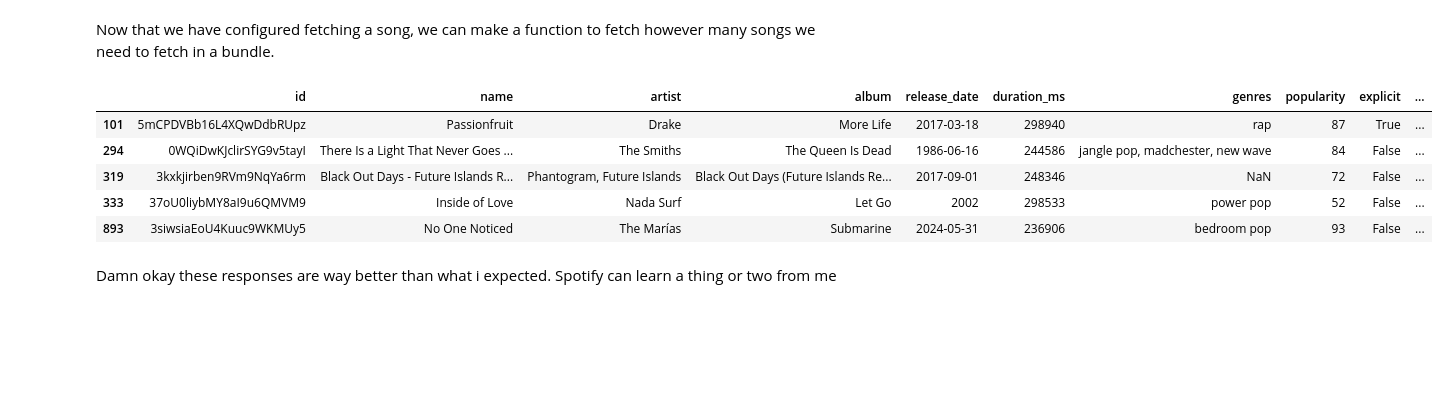
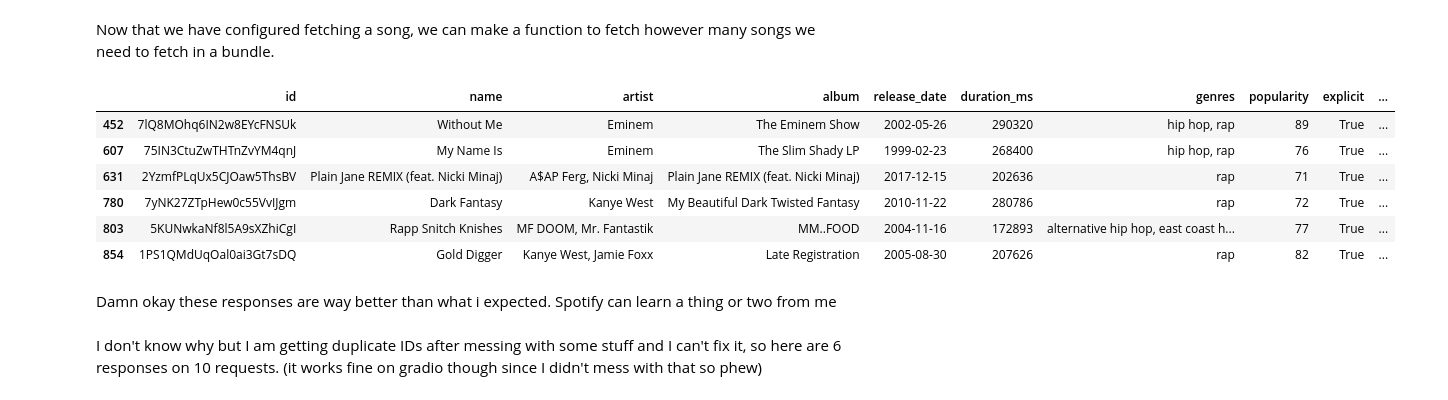
Before and after one commit to molarmuaz/vibeq, a Jupyter notebook: vector-search.ipynb, the cells around one changed output. Saved outputs shown, nothing was run; the diff lists cells and outputs as text; code cells hidden in the pictures; blank space fills up the shorter version.

```diff
--- a/vector-search.ipynb
+++ b/vector-search.ipynb
@@ -77,13 +76,16 @@ def fetch_songs(query: str, size: int=10) -> pd.DataFrame:
         result+= [response[i].page_content.split()[0].strip('"')]
     return songs[songs["id"].isin(result)]
 # %%
-fetch_songs("mellow songs for a late night drive", 5)
+fetch_songs("classic funny rap songs", 10)
 # %% [output]
 |  | id | name | artist | album | release_date | duration_ms | genres | popularity | explicit | ... |
-| 101 | 5mCPDVBb16L4XQwDdbRUpz | Passionfruit | Drake | More Life | 2017-03-18 | 298940 | rap | 87 | True | ... |
-| 294 | 0WQiDwKJclirSYG9v5tayI | There Is a Light That Never Goes ... | The Smiths | The Queen Is Dead | 1986-06-16 | 244586 | jangle pop, madchester, new wave | 84 | False | ... |
-| 319 | 3kxkjirben9RVm9NqYa6rm | Black Out Days - Future Islands R... | Phantogram, Future Islands | Black Out Days (Future Islands Re... | 2017-09-01 | 248346 | NaN | 72 | False | ... |
-| 333 | 37oU0liybMY8aI9u6QMVM9 | Inside of Love | Nada Surf | Let Go | 2002 | 298533 | power pop | 52 | False | ... |
-| 893 | 3siwsiaEoU4Kuuc9WKMUy5 | No One Noticed | The Marías | Submarine | 2024-05-31 | 236906 | bedroom pop | 93 | False | ... |
+| 452 | 7lQ8MOhq6IN2w8EYcFNSUk | Without Me | Eminem | The Eminem Show | 2002-05-26 | 290320 | hip hop, rap | 89 | True | ... |
+| 607 | 75IN3CtuZwTHTnZvYM4qnJ | My Name Is | Eminem | The Slim Shady LP | 1999-02-23 | 268400 | hip hop, rap | 76 | True | ... |
+| 631 | 2YzmfPLqUx5CJOaw5ThsBV | Plain Jane REMIX (feat. Nicki Minaj) | A$AP Ferg, Nicki Minaj | Plain Jane REMIX (feat. Nicki Minaj) | 2017-12-15 | 202636 | rap | 71 | True | ... |
+| 780 | 7yNK27ZTpHew0c55VvIJgm | Dark Fantasy | Kanye West | My Beautiful Dark Twisted Fantasy | 2010-11-22 | 280786 | rap | 72 | True | ... |
+| 803 | 5KUNwkaNf8l5A9sXZhiCgI | Rapp Snitch Knishes | MF DOOM, Mr. Fantastik | MM..FOOD | 2004-11-16 | 172893 | alternative hip hop, east coast h... | 77 | True | ... |
+| 854 | 1PS1QMdUqOal0ai3Gt7sDQ | Gold Digger | Kanye West, Jamie Foxx | Late Registration | 2005-08-30 | 207626 | rap | 82 | True | ... |
 # %% [markdown]
 Damn okay these responses are way better than what i expected. Spotify can learn a thing or two from me
+# %% [markdown]
+I don't know why but I am getting duplicate IDs after messing with some stuff and I can't fix it, so here are 6 responses on 10 requests. (it works fine on gradio though since I didn't mess with that so phew)
```
Also changed, not shown: parts of 2 cells of this notebook, 2 other files.
